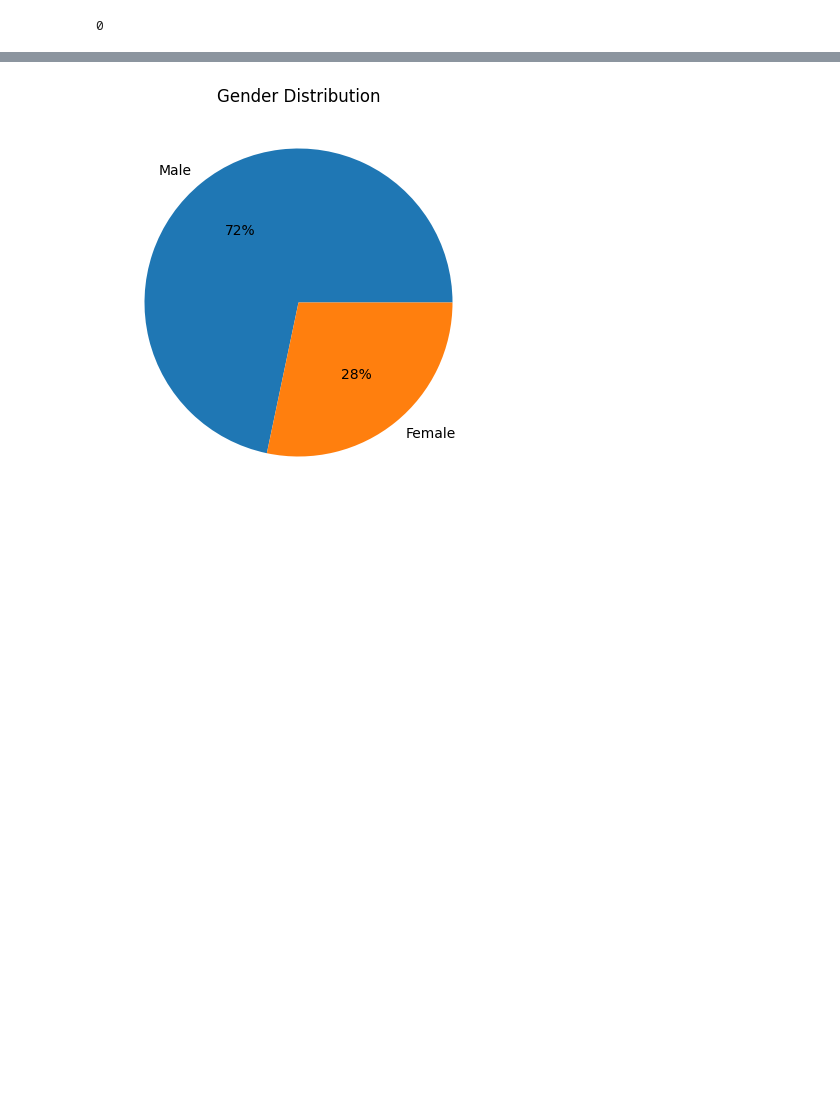
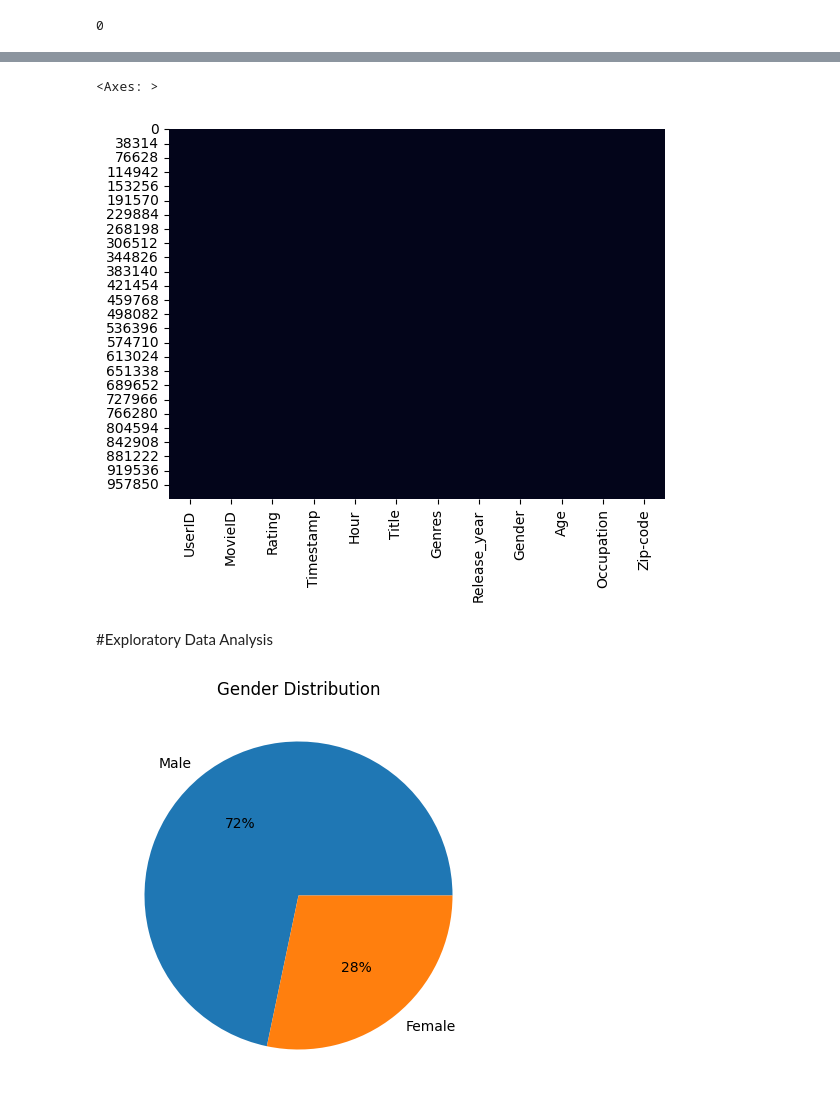
Before and after one commit to PrithiviRajMK/ScalerProjects, a Jupyter notebook: Zee_Recommendation.ipynb, the cells around one changed output, grey strips where cells are left out. Saved outputs shown, nothing was run; the diff lists cells and outputs as text; code cells hidden in the pictures; blank space fills up the shorter version.

```diff
--- a/Zee_Recommendation.ipynb
+++ b/Zee_Recommendation.ipynb
@@ -283,3 +239,6 @@ df_users.isnull().sum().sum()
 df_rating.isnull().sum().sum()
 # %% [output]
 0
+# %%
+movie_ratings = pd.merge(df_rating, df_movies, on='MovieID')
+movie_ratings
@@ -285,0 +259,3 @@ df_rating.isnull().sum().sum()
+# %%
+Consolidate_data = pd.merge(movie_ratings, df_users, on='UserID')
+Consolidate_data
@@ -286 +276,8 @@ df_rating.isnull().sum().sum()
+# %%
+sns.heatmap(Consolidate_data.isnull(), cbar=False)
+# %% [output]
+<Axes: >
+[figure, added]
+# %% [markdown]
+#Exploratory Data Analysis
 # %%
```
Also changed, not shown: parts of 27 cells of this notebook.
